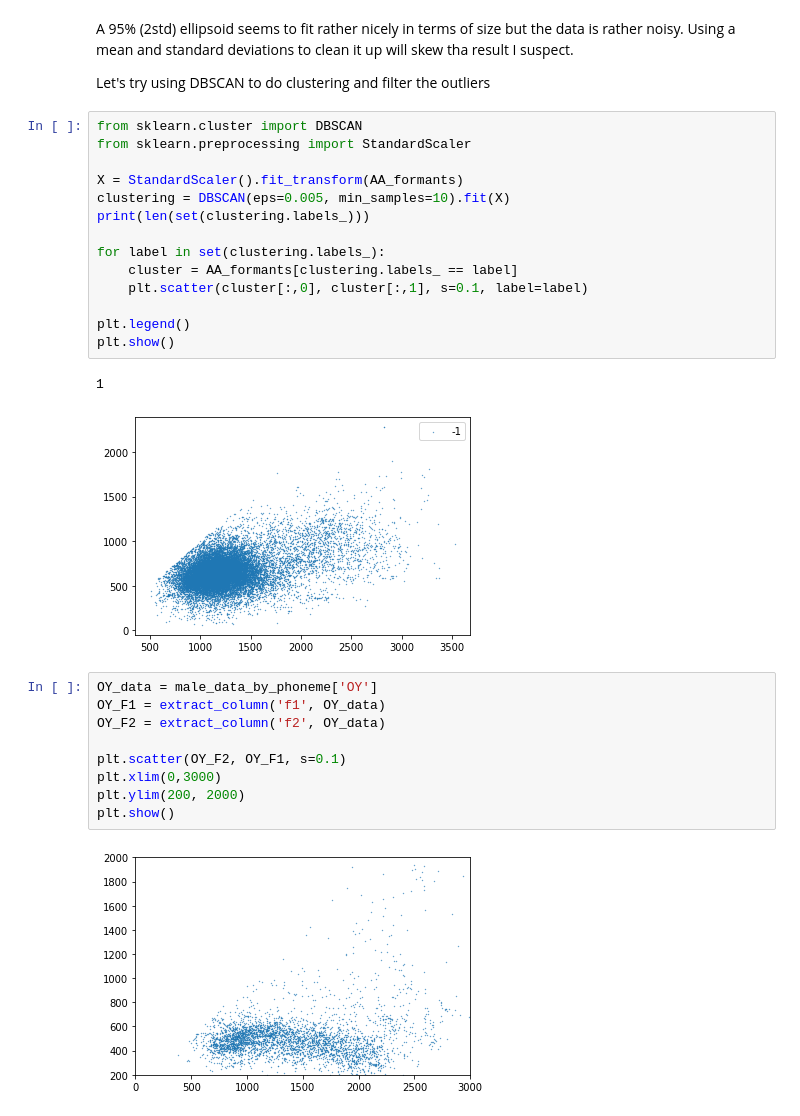
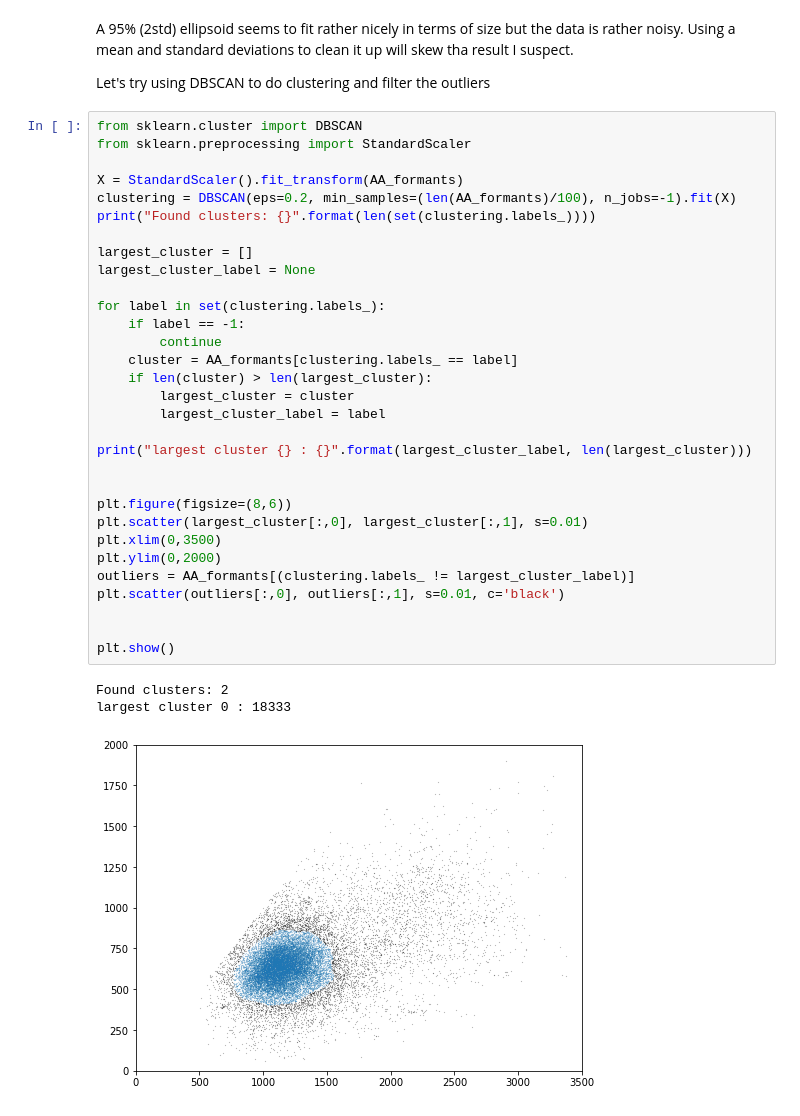
Before and after one commit to jj-tetraquark/TransVoice, a Jupyter notebook: AnalysisNotebook.ipynb, the cells around one changed output. Saved outputs shown, nothing was run; the diff lists cells and outputs as text.

Commit message:
fun times with clustering

```diff
--- a/AnalysisNotebook.ipynb
+++ b/AnalysisNotebook.ipynb
@@ -314,28 +314,35 @@ Let's try using DBSCAN to do clustering and filter the outliers
 # %%
 from sklearn.cluster import DBSCAN
 from sklearn.preprocessing import StandardScaler
 
 X = StandardScaler().fit_transform(AA_formants)
-clustering = DBSCAN(eps=0.005, min_samples=10).fit(X)
-print(len(set(clustering.labels_)))
+clustering = DBSCAN(eps=0.2, min_samples=(len(AA_formants)/100), n_jobs=-1).fit(X)
+print("Found clusters: {}".format(len(set(clustering.labels_))))
+
+largest_cluster = []
+largest_cluster_label = None
 
 for label in set(clustering.labels_):
+    if label == -1:
+        continue
     cluster = AA_formants[clustering.labels_ == label]
-    plt.scatter(cluster[:,0], cluster[:,1], s=0.1, label=label)
+    if len(cluster) > len(largest_cluster):
+        largest_cluster = cluster
+        largest_cluster_label = label
 
-plt.legend()
+print("largest cluster {} : {}".format(largest_cluster_label, len(largest_cluster)))
+
+
+plt.figure(figsize=(8,6))
+plt.scatter(largest_cluster[:,0], largest_cluster[:,1], s=0.01)
+plt.xlim(0,3500)
+plt.ylim(0,2000)
+outliers = AA_formants[(clustering.labels_ != largest_cluster_label)]
+plt.scatter(outliers[:,0], outliers[:,1], s=0.01, c='black')
+
+
 plt.show()
 # %% [output]
-1
+Found clusters: 2
+largest cluster 0 : 18333
-[figure, old version]
+[figure, new version]
-# %%
-OY_data = male_data_by_phoneme['OY']
-OY_F1 = extract_column('f1', OY_data)
-OY_F2 = extract_column('f2', OY_data)
-
-plt.scatter(OY_F2, OY_F1, s=0.1)
-plt.xlim(0,3000)
-plt.ylim(200, 2000)
-plt.show()
-# %% [output]
-[figure, removed]
```
Also changed, not shown: parts of 9 cells of this notebook, 1 other file.
